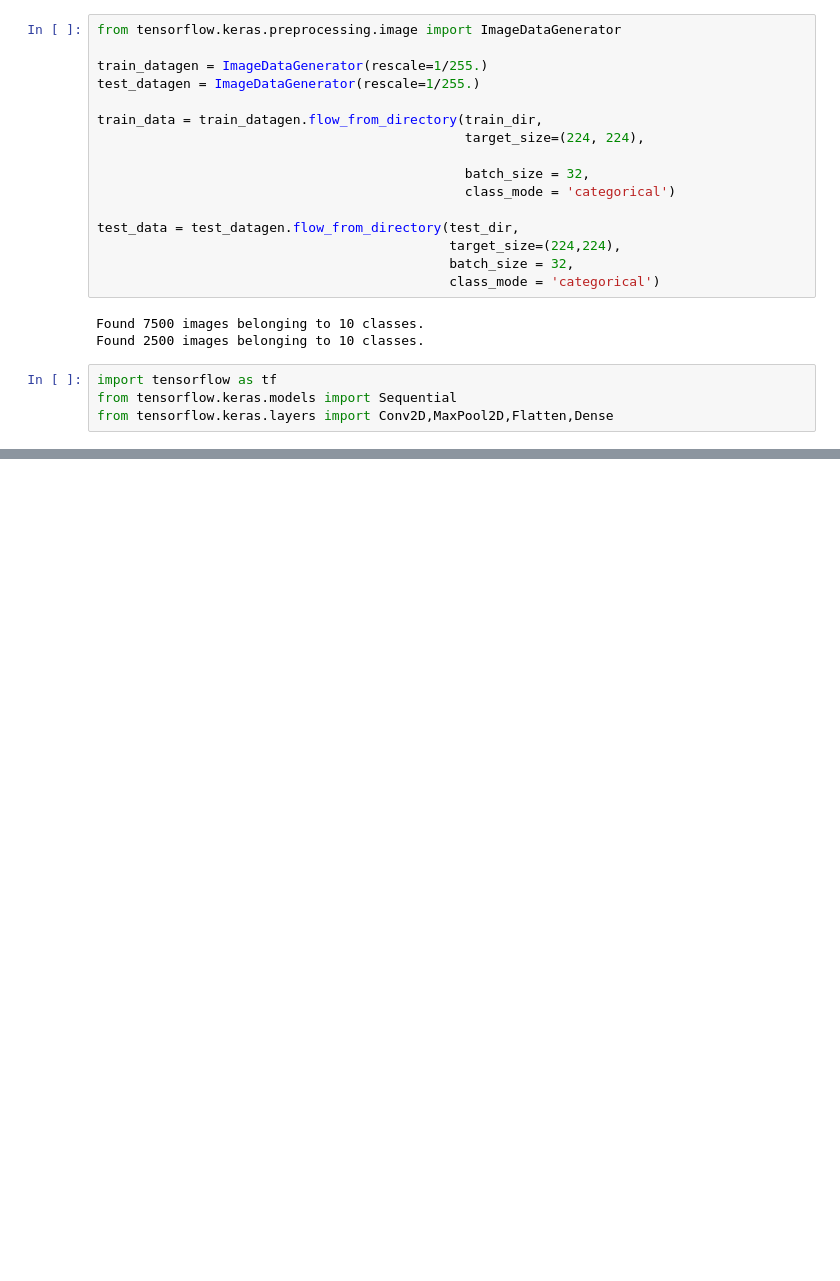
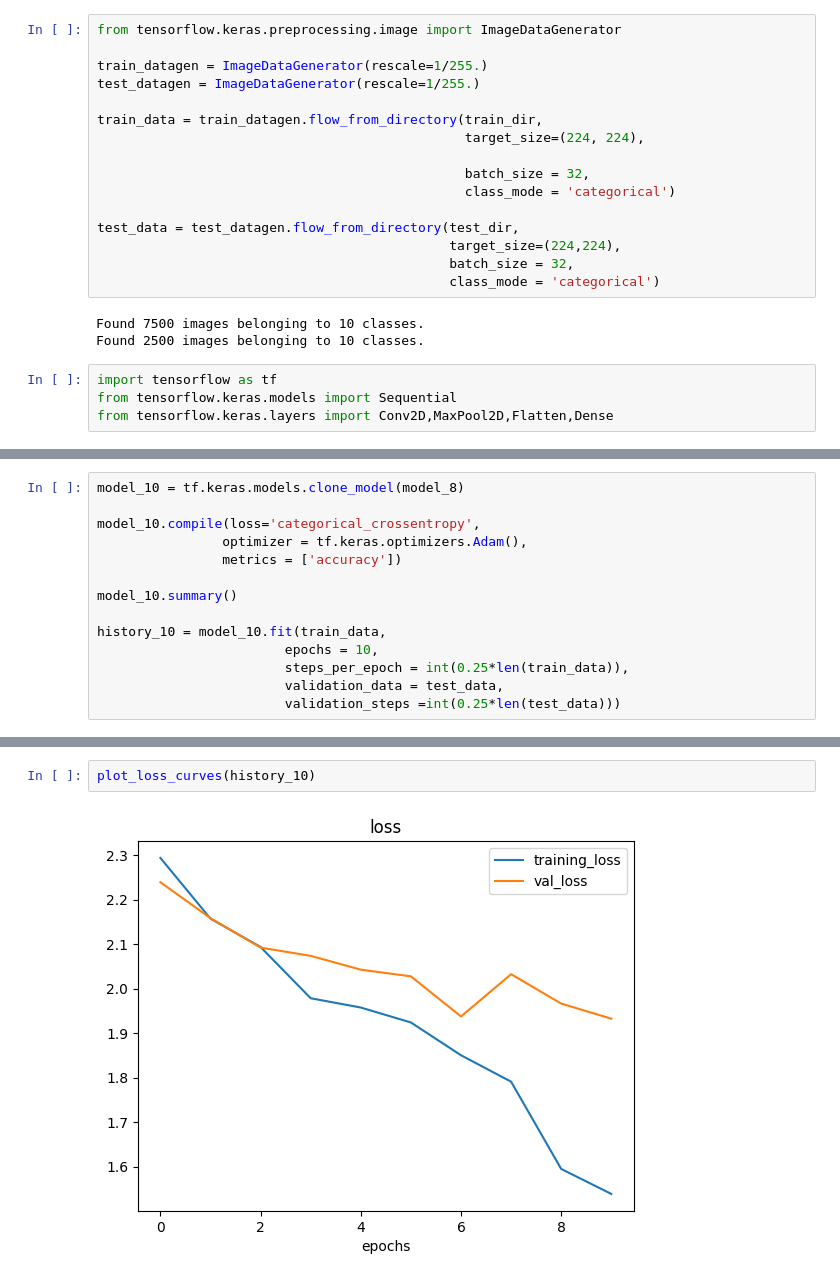
Before and after one commit to sachinthadilshann/TensorFlow_for_Deep_Learning_Bootcamp_Udemy, a Jupyter notebook: 03_convolutional_neural_networks_in_tensorflow.ipynb, the cells around one changed output, grey strips where cells are left out. Saved outputs shown, nothing was run; the diff lists cells and outputs as text; blank space fills up the shorter version.

```diff
--- a/03_convolutional_neural_networks_in_tensorflow.ipynb
+++ b/03_convolutional_neural_networks_in_tensorflow.ipynb
@@ -1113,0 +1122,14 @@ model_10.add
+# %%
+model_10 = tf.keras.models.clone_model(model_8)
+
+model_10.compile(loss='categorical_crossentropy',
+                optimizer = tf.keras.optimizers.Adam(),
+                metrics = ['accuracy'])
+
+model_10.summary()
+
+history_10 = model_10.fit(train_data,
+                        epochs = 10,
+                        steps_per_epoch = int(0.25*len(train_data)),
+                        validation_data = test_data,
+                        validation_steps =int(0.25*len(test_data)))
@@ -1113,0 +1191,4 @@ model_10.add
+# %%
+plot_loss_curves(history_10)
+# %% [output]
+[figure, added]
```
Also changed, not shown: parts of 51 cells of this notebook.
